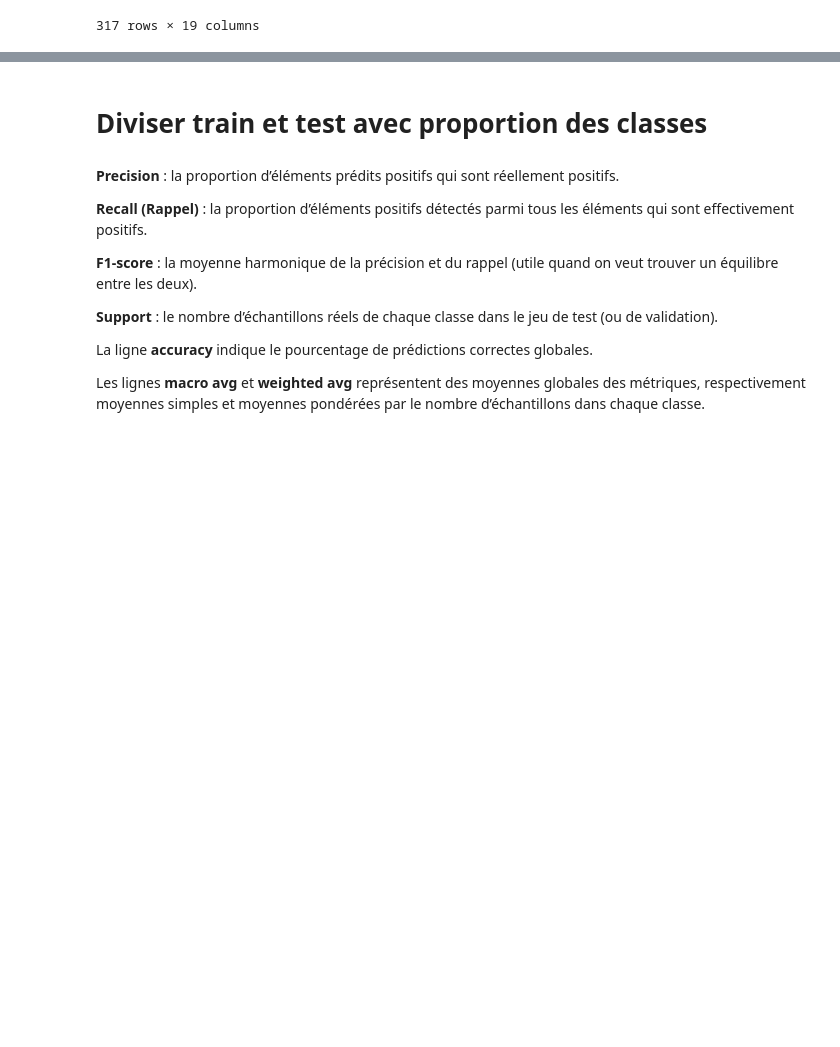
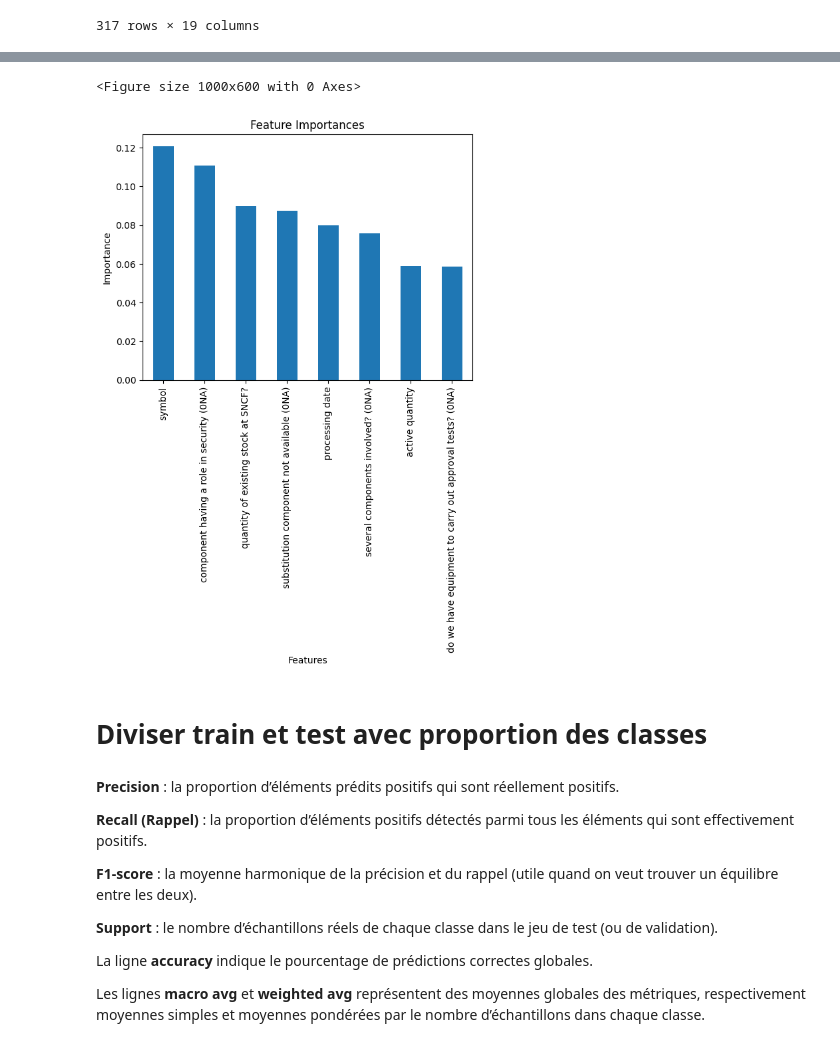
Before and after one commit to coupsim/PSYN_SNCF, a Jupyter notebook: PSYN_sncf_data.ipynb, the cells around one changed output, grey strips where cells are left out. Cells and saved outputs as stored; diff of their text form; code cells hidden in the pictures; blank space fills up the shorter version.

```diff
--- a/PSYN_sncf_data.ipynb
+++ b/PSYN_sncf_data.ipynb
@@ -479,0 +499,7 @@ y_pred = model.predict(X_test)
+# %%
+pd_importance = pd.DataFrame(model.feature_importances_,
+              index = X_train.columns,
+              columns = ["importance"])
+important_features = pd_importance[pd_importance["importance"] > 0.05]
+important_features_sort = important_features.sort_values(by="importance", ascending=False)
+important_features_sort
@@ -480,3 +535,17 @@ y_pred = model.predict(X_test)
+# %%
+import matplotlib.pyplot as plt
+
+# Draw a bar plot of the important features
+plt.figure(figsize=(10, 6))
+important_features_sort.plot(kind='bar', legend=False)
+plt.title('Feature Importances')
+plt.xlabel('Features')
+plt.ylabel('Importance')
+plt.xticks(rotation=90)
+plt.show()
+# %% [output]
+<Figure size 1000x600 with 0 Axes>
+[figure, added]
 # %% [markdown]
 # Diviser train et test avec proportion des classes
 # %% [markdown]
```
Also changed, not shown: parts of 16 cells of this notebook.
